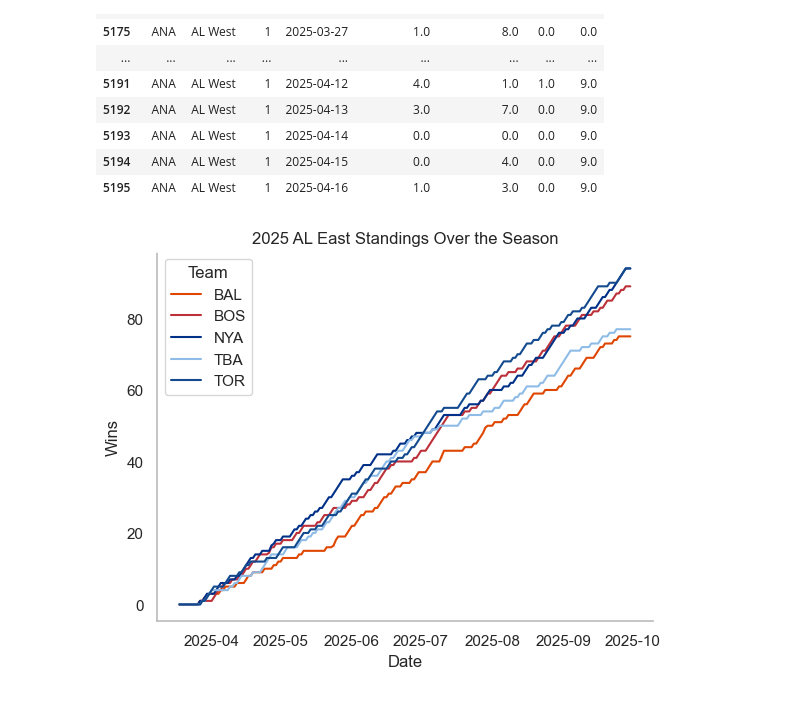
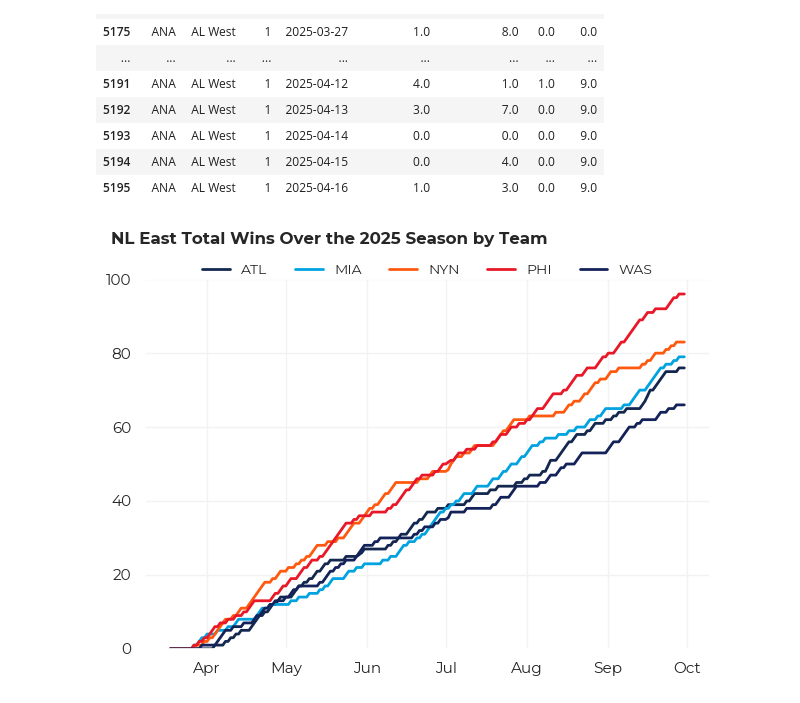
Before and after one commit to SJBird1/MLB_Standings_Graph, a Jupyter notebook: mlb_standings_graph.ipynb, the cells around one changed output. Drawn from its saved outputs; the diff is of its cells as text; code cells hidden in the pictures.

Commit message:
Graphs for All MLB Divisions Created Further formatting to graphs

```diff
--- a/mlb_standings_graph.ipynb
+++ b/mlb_standings_graph.ipynb
@@ -130,27 +131,77 @@ games_time_df.head(30)
 | 5195 | ANA | AL West | 1 | 2025-04-16 | 1.0 | 3.0 | 0.0 | 9.0 |
 # %%
 
+sel_division = "NL East"
+
 # Data for Graph
-graph_df = games_time_df[games_time_df["Division"] == "AL East"]
+graph_df = games_time_df[games_time_df["Division"] == sel_division]
 
-#sns.set_theme(style = "ticks")
 
-# Create the graph
-ax = sns.lineplot(data = graph_df, x = "Date", y = "Wins", hue = "Team", palette= ["#DF4601", "#BD3039", "#003087", "#8FBCE6", "#134A8E"])
 
-# Insert a title
-ax.set_title("2025 AL East Standings Over the Season")
+# Custom Palettes for different divisions
+
+if sel_division == "AL East":
+    team_colours = ["#DF4601", "#BD3039", "#003087", "#8FBCE6", "#134A8E"]
+elif sel_division == "AL Central":
+    team_colours = ["black", "#E50022", "#FA4616", "#004687", "#B9975B"]
+elif sel_division == "AL West":
+    team_colours = ["#BA0021", "#003831", "#EB6E1F", "#005C5C", "#003278"]
+elif sel_division == "NL East":
+    team_colours = ["#13274F", "#00A3E0", "#FF5910", "#E81828", "#14225A"]
+elif sel_division == "NL Central":
+    team_colours = ["#0E3386", "#C6011F", "#FFC52F", "#27251F", "#C41E3A"]
+else:
+    team_colours = ["#A71930", "#33006F", "#005A9C", "#FFC425", "#FD5A1E"]
+
+
+# Change the font to Montserrat
+sns.set_theme(font = "Montserrat")
+
+# Create the graph using Seaborn
+ax = sns.lineplot(data = graph_df, x = "Date", y = "Wins", hue = "Team", palette= team_colours, linewidth = 2)
+
+
+#Text for Title:
+title_text = f"{sel_division} Total Wins Over the 2025 Season by Team"
+
+# Insert a title and get rid of axes labels - Descriptive title for the win!
+ax.set_title(title_text, ha = "left", x = -.06, fontweight = "bold", pad = 25)
+ax.set_xlabel("")
+ax.set_ylabel("")
 
 # Set colours of plot axes
-ax.spines["left"].set_color("#BEBEBF")
-ax.spines["bottom"].set_color("#BEBEBF")
+ax.spines["left"].set_color("white")
+ax.spines["bottom"].set_color("white")
 ax.spines["top"].set_color("white")
 ax.spines["right"].set_color("white")
 
 # Make Axis Ticks White
-ax.tick_params(axis="x", color = "white")
-ax.tick_params(axis="y", color = "white")
+ax.tick_params(axis="x", color = "#F2F2F2")
+ax.tick_params(axis="y", color = "#F2F2F2")
 
+# Format x-axis labels as date format %b (Jan, Feb, etc)
+ax.xaxis.set_major_formatter(mdates.DateFormatter("%b"))
+
+# Change background colour to white
+ax.set_facecolor("white")
+
+# Format the Legend
+plt.legend(facecolor= "white", frameon = False,  loc = "upper center", ncol = 5, fontsize = 'small', bbox_to_anchor = (0.5, 1.075))
+
+# Set y-axis limits - No team got over 100 wins this year
+plt.ylim(0, 100)
+
+plt.grid(color = "#F2F2F2")
+
+# Tight Layout
+plt.tight_layout()
+
+
+# Save the Plot
+filename = f"{sel_division}_2025_Wins_Graph.png"
+plt.savefig(filename)
+
+# Show the Plot
 plt.show()
 # %% [output]
-[figure, old version]
+[figure, new version]
```
Also changed, not shown: parts of 1 cell of this notebook, 6 other files.
